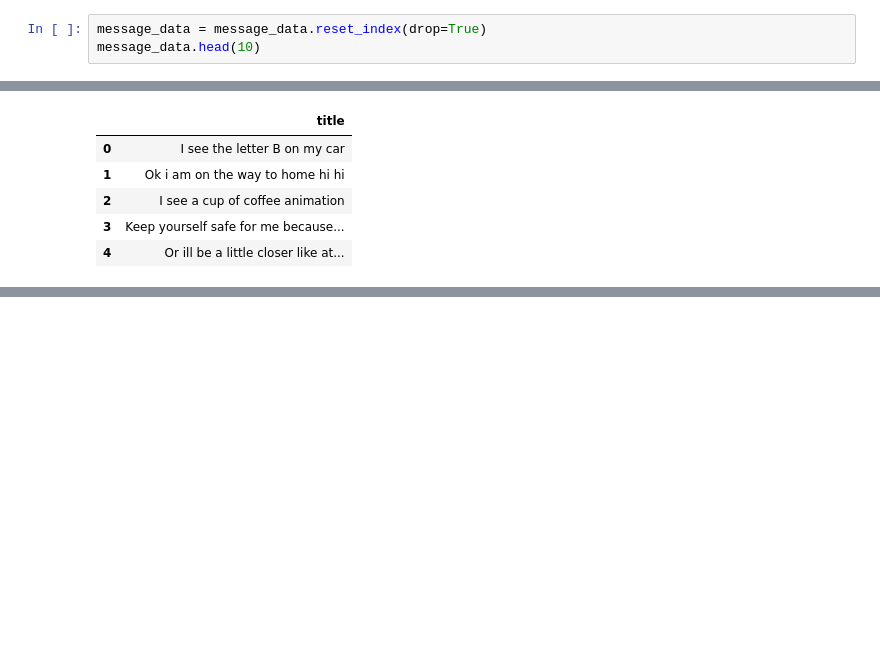
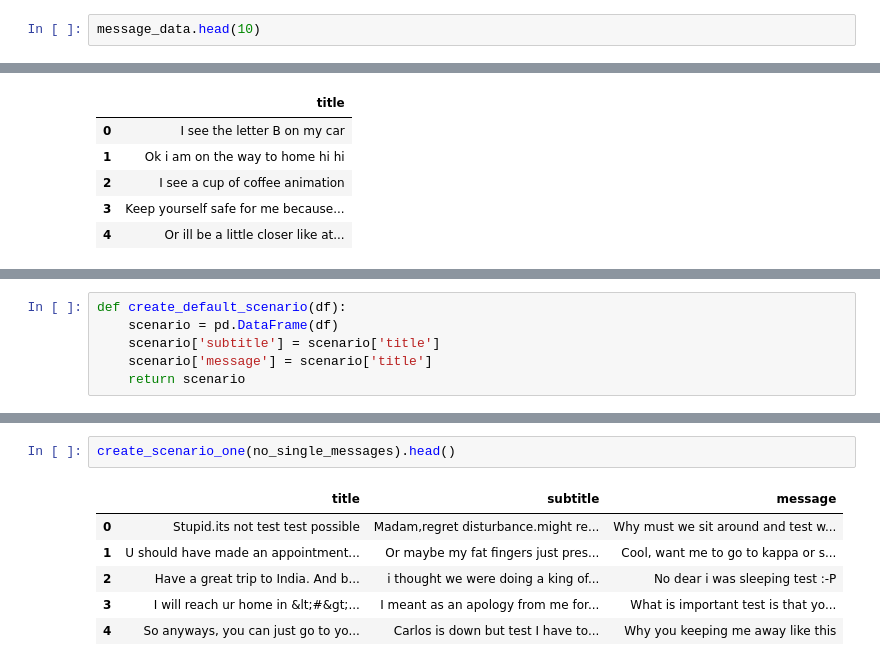
Before and after one commit to darrylbalderas/test-message-detector, a Jupyter notebook: test-message-detector.ipynb, the cells around one changed output, grey strips where cells are left out. Drawn from its saved outputs; the diff is of its cells as text; blank space fills up the shorter version.

```diff
--- a/test-message-detector.ipynb
+++ b/test-message-detector.ipynb
@@ -26,7 +28,6 @@ message_data = message_data.drop(message_data[message_data.label == "spam"].inde
 # Drop label column
 message_data = message_data.drop('label', axis=1)
 # %%
-message_data = message_data.reset_index(drop=True)
 message_data.head(10)
 # %% [output]
 |  | title |
@@ -132 +129,7 @@ for i in range(30):
+# %%
+def create_default_scenario(df):
+    scenario = pd.DataFrame(df)
+    scenario['subtitle'] = scenario['title']
+    scenario['message'] = scenario['title']
+    return scenario
 # %%
@@ -156,0 +194,9 @@ scenario_one.head()
+# %%
+create_scenario_one(no_single_messages).head()
+# %% [output]
+|  | title | subtitle | message |
+| 0 | Stupid.its not test test possible | Madam,regret disturbance.might re... | Why must we sit around and test w... |
+| 1 | U should have made an appointment... | Or maybe my fat fingers just pres... | Cool, want me to go to kappa or s... |
+| 2 | Have a great trip to India. And b... | i thought we were doing a king of... | No dear i was sleeping test :-P |
+| 3 | I will reach ur home in &lt;#&gt;... | I meant as an apology from me for... | What is important test is that yo... |
+| 4 | So anyways, you can just go to yo... | Carlos is down but test I have to... | Why you keeping me away like this |
```
Also changed, not shown: parts of 20 cells of this notebook.
